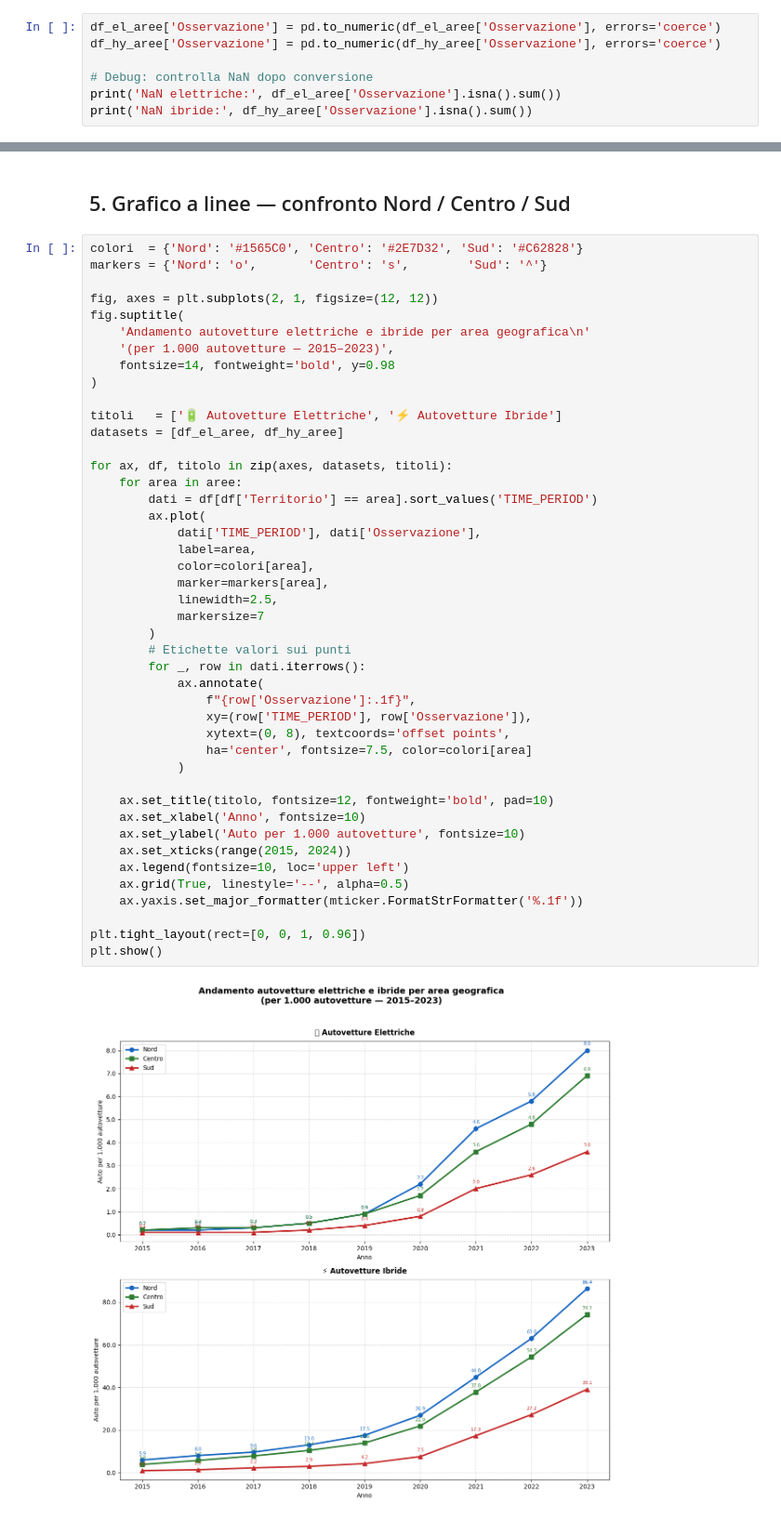
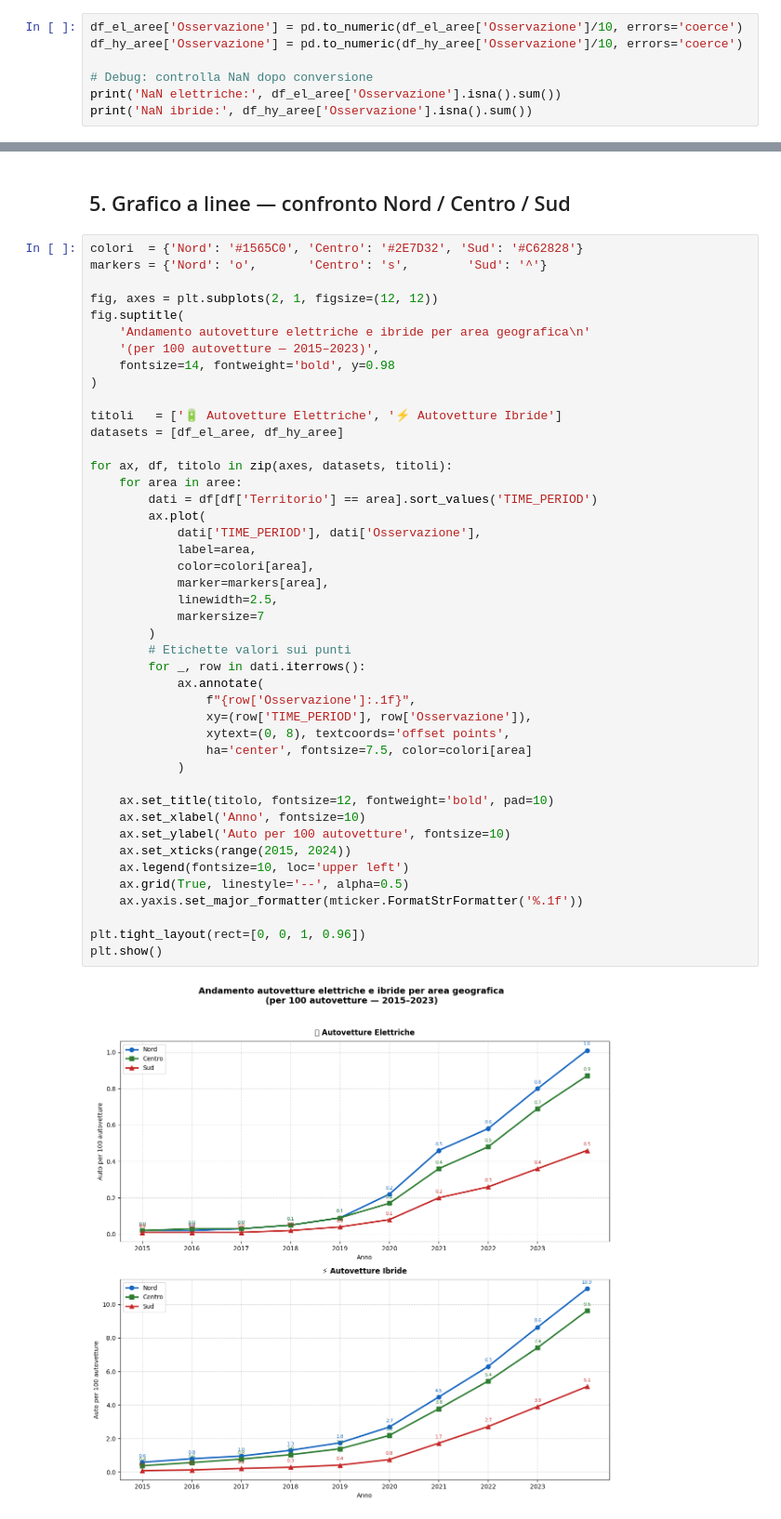
Before and after one commit to MarcoB27/data_visualization, a Jupyter notebook: script/elettriche_e_ibride_nord_vs_sud.ipynb, the cells around one changed output, grey strips where cells are left out. Shown at 93% size. Cells and saved outputs as stored; diff of their text form.

```diff
--- a/script/elettriche_e_ibride_nord_vs_sud.ipynb
+++ b/script/elettriche_e_ibride_nord_vs_sud.ipynb
@@ -82,8 +48,8 @@ Righe ibride dopo filtro: 27
 # %% [markdown]
 ## 4. Conversione colonna Osservazione a numerico
 # %%
-df_el_aree['Osservazione'] = pd.to_numeric(df_el_aree['Osservazione'], errors='coerce')
-df_hy_aree['Osservazione'] = pd.to_numeric(df_hy_aree['Osservazione'], errors='coerce')
+df_el_aree['Osservazione'] = pd.to_numeric(df_el_aree['Osservazione']/10, errors='coerce')
+df_hy_aree['Osservazione'] = pd.to_numeric(df_hy_aree['Osservazione']/10, errors='coerce')
 
 # Debug: controlla NaN dopo conversione
 print('NaN elettriche:', df_el_aree['Osservazione'].isna().sum())
@@ -100,7 +66,7 @@ markers = {'Nord': 'o',       'Centro': 's',        'Sud': '^'}
 fig, axes = plt.subplots(2, 1, figsize=(12, 12))
 fig.suptitle(
     'Andamento autovetture elettriche e ibride per area geografica\n'
-    '(per 1.000 autovetture — 2015–2023)',
+    '(per 100 autovetture — 2015–2023)',
     fontsize=14, fontweight='bold', y=0.98
 )
 
@@ -110,32 +76,32 @@ datasets = [df_el_aree, df_hy_aree]
 for ax, df, titolo in zip(axes, datasets, titoli):
     for area in aree:
         dati = df[df['Territorio'] == area].sort_values('TIME_PERIOD')
         ax.plot(
             dati['TIME_PERIOD'], dati['Osservazione'],
             label=area,
             color=colori[area],
             marker=markers[area],
             linewidth=2.5,
             markersize=7
         )
         # Etichette valori sui punti
         for _, row in dati.iterrows():
             ax.annotate(
                 f"{row['Osservazione']:.1f}",
                 xy=(row['TIME_PERIOD'], row['Osservazione']),
                 xytext=(0, 8), textcoords='offset points',
                 ha='center', fontsize=7.5, color=colori[area]
             )
 
     ax.set_title(titolo, fontsize=12, fontweight='bold', pad=10)
     ax.set_xlabel('Anno', fontsize=10)
-    ax.set_ylabel('Auto per 1.000 autovetture', fontsize=10)
+    ax.set_ylabel('Auto per 100 autovetture', fontsize=10)
     ax.set_xticks(range(2015, 2024))
     ax.legend(fontsize=10, loc='upper left')
     ax.grid(True, linestyle='--', alpha=0.5)
     ax.yaxis.set_major_formatter(mticker.FormatStrFormatter('%.1f'))
 
 plt.tight_layout(rect=[0, 0, 1, 0.96])
 plt.show()
 # %% [output]
-[figure, old version]
+[figure, new version]
```
Also changed, not shown: parts of 3 cells of this notebook, 2 other files.
